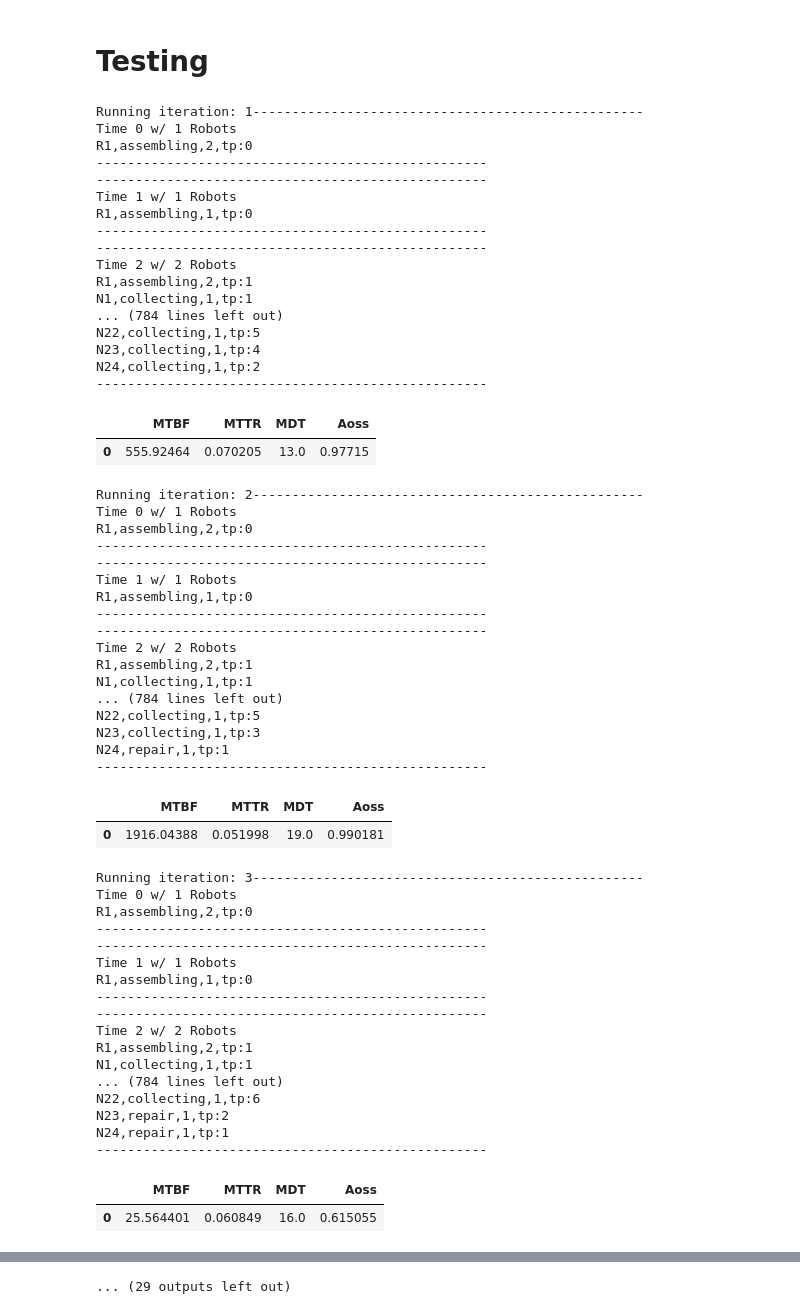
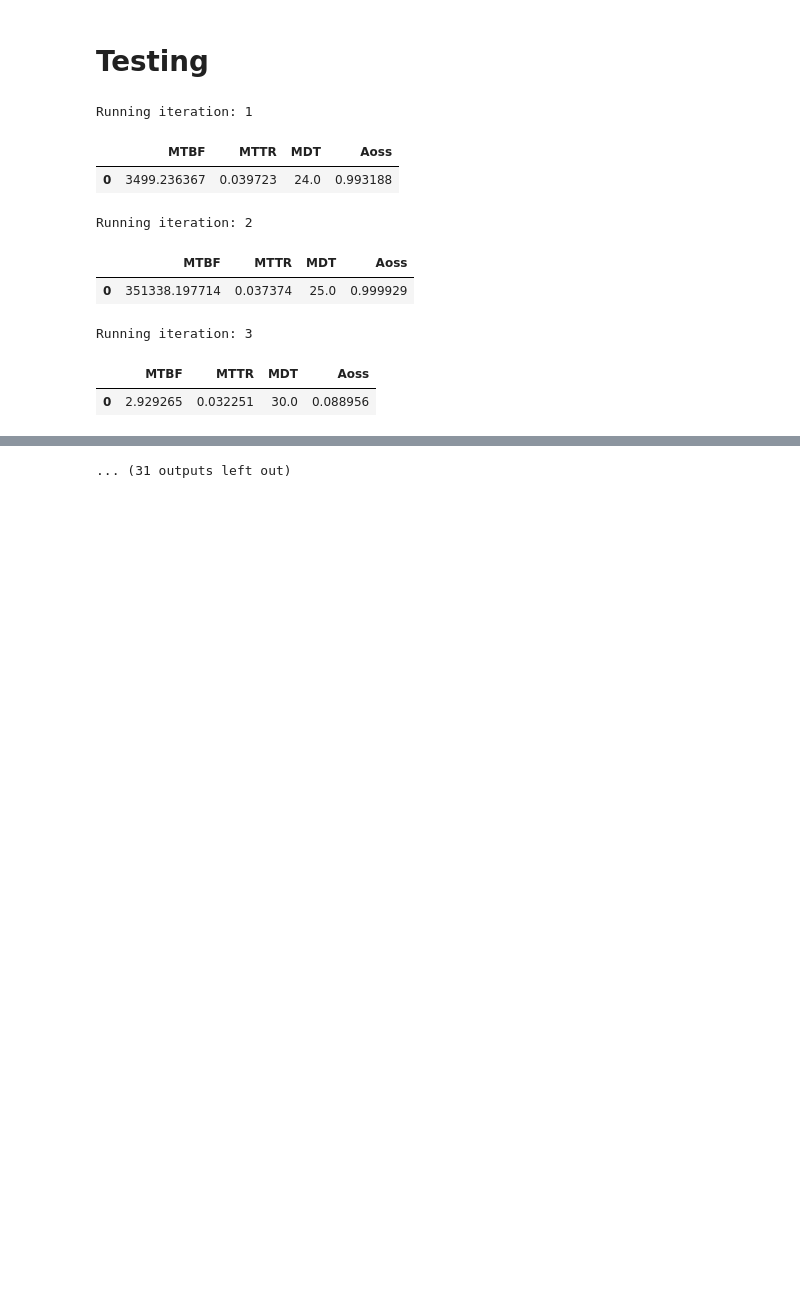
Before and after one commit to vishalgattani/srrs, a Jupyter notebook: srrs_det.ipynb, the cells around one changed output, grey strips where cells are left out. Drawn from its saved outputs; the diff is of its cells as text; code cells hidden in the pictures; blank space fills up the shorter version.

```diff
--- a/srrs_det.ipynb
+++ b/srrs_det.ipynb
@@ -889,7 +892,7 @@ def CHO(timesteps,df,init_build_qual,printRAMmetrics=True,mc=False):
     checkMat = 0
 
     for t in range(0,timesteps):
-        print("-"*50)
+#         print("-"*50)
         for i in range(len(robotlist)):
             # assign risks for tasks
             robotlist[i].setRobotTime(t)
@@ -986,10 +989,10 @@ def CHO(timesteps,df,init_build_qual,printRAMmetrics=True,mc=False):
                         robotlist[i].set_curr_task("idle")
 
 
-        print("Time",t,"w/",len(robotlist),"Robots")
-        for j in robotlist:
-            print(j)
-        print("-"*50)
+#         print("Time",t,"w/",len(robotlist),"Robots")
+#         for j in robotlist:
+#             print(j)
+#         print("-"*50)
 
         #after simulation record
         build_quality_list,vals = configHandler(t,totlist,robotlist,useless,checkENV,checkPrint,checkNonPr,checkMat)
@@ -1129,78 +1132,34 @@ def graphOutputs(config,df):
 # %%
 def main():
     global RiskThreshold,QualityThreshold,mc_num_steps,timesteps,mc
     RiskThreshold=0.3
     QualityThreshold=0.5
     mc_num_steps = 20
-    timesteps = 50
-    mc = True
+    timesteps = 150
+    mc = False
     try:
         if mc:
             mcdf = SRRSmc("CHO",timesteps,mc_num_steps,True)
             display(mcdf)
+            print(mcdf.columns)
+            mean_mcdf = mcdf[['Print Capacity', 'Assembling Capacity', 'Collection Capacity', 'MTBF',
+       'MTTR', 'MDT', 'Aoss','#In', '#Out','Average Build Quality of System']].mean()
+            display(mean_mcdf)
         else:
             df,ram_df = SRRS("CHO",timesteps,True)
     except Exception as err:
         print(f"Unexpected {err=}, {type(err)=}")
         raise
 
 if __name__ == "__main__":
     main()
 # %% [output]
-Running iteration: 1--------------------------------------------------
-Time 0 w/ 1 Robots
-R1,assembling,2,tp:0
---------------------------------------------------
---------------------------------------------------
-Time 1 w/ 1 Robots
-R1,assembling,1,tp:0
---------------------------------------------------
---------------------------------------------------
-Time 2 w/ 2 Robots
-R1,assembling,2,tp:1
-N1,collecting,1,tp:1
-... (784 lines left out)
-N22,collecting,1,tp:5
-N23,collecting,1,tp:4
-N24,collecting,1,tp:2
---------------------------------------------------
+Running iteration: 1
 |  | MTBF | MTTR | MDT | Aoss |
-| 0 | 555.92464 | 0.070205 | 13.0 | 0.97715 |
+| 0 | 3499.236367 | 0.039723 | 24.0 | 0.993188 |
-Running iteration: 2--------------------------------------------------
-Time 0 w/ 1 Robots
-R1,assembling,2,tp:0
---------------------------------------------------
---------------------------------------------------
-Time 1 w/ 1 Robots
-R1,assembling,1,tp:0
---------------------------------------------------
---------------------------------------------------
-Time 2 w/ 2 Robots
-R1,assembling,2,tp:1
-N1,collecting,1,tp:1
-... (784 lines left out)
-N22,collecting,1,tp:5
-N23,collecting,1,tp:3
-N24,repair,1,tp:1
---------------------------------------------------
+Running iteration: 2
 |  | MTBF | MTTR | MDT | Aoss |
-| 0 | 1916.04388 | 0.051998 | 19.0 | 0.990181 |
+| 0 | 351338.197714 | 0.037374 | 25.0 | 0.999929 |
-Running iteration: 3--------------------------------------------------
-Time 0 w/ 1 Robots
-R1,assembling,2,tp:0
---------------------------------------------------
---------------------------------------------------
-Time 1 w/ 1 Robots
-R1,assembling,1,tp:0
---------------------------------------------------
---------------------------------------------------
-Time 2 w/ 2 Robots
-R1,assembling,2,tp:1
-N1,collecting,1,tp:1
-... (784 lines left out)
-N22,collecting,1,tp:6
-N23,repair,1,tp:2
-N24,repair,1,tp:1
---------------------------------------------------
+Running iteration: 3
 |  | MTBF | MTTR | MDT | Aoss |
-| 0 | 25.564401 | 0.060849 | 16.0 | 0.615055 |
+| 0 | 2.929265 | 0.032251 | 30.0 | 0.088956 |
@@ -1264,4 +1175,4 @@ N24,repair,1,tp:1
-... (29 outputs left out)
+... (31 outputs left out)
 # %%
 def DHO(timesteps,df,init_build_qual):
     resetGlobal(timesteps,1,0,0,0)
```
Also changed, not shown: parts of 3 cells of this notebook.
